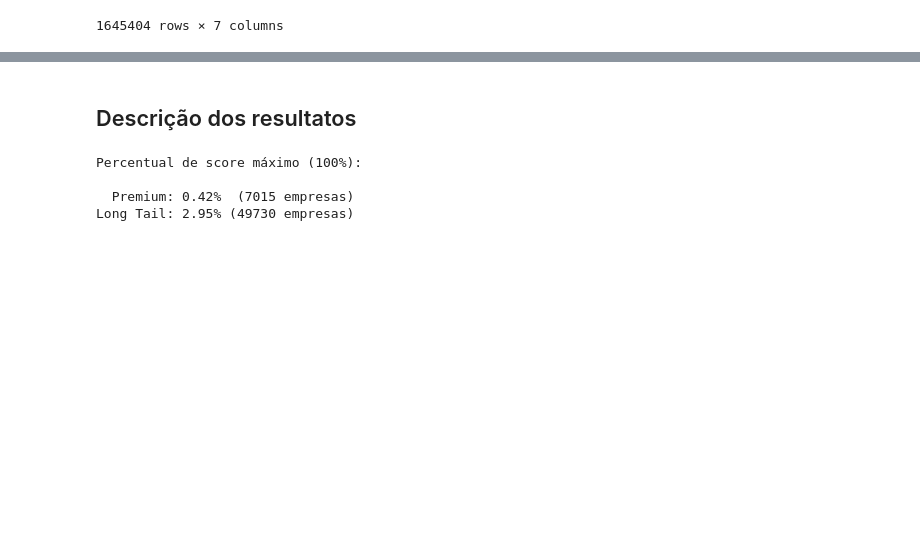
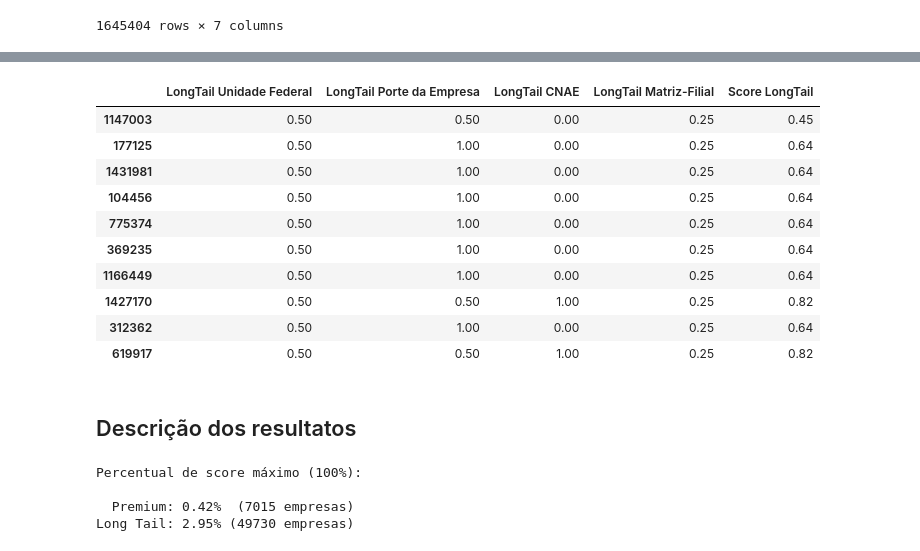
Before and after one commit to GuilhermeBrevilato/projeto_no1__mackenzie, a Jupyter notebook: reports/medida_de_afinidade.ipynb, the cells around one changed output, grey strips where cells are left out. Cells and saved outputs as stored; diff of their text form; code cells hidden in the pictures; blank space fills up the shorter version.

```diff
--- a/reports/medida_de_afinidade.ipynb
+++ b/reports/medida_de_afinidade.ipynb
@@ -354,3 +348,24 @@ df_leads[['cnpj_basico',
+# %%
+# Exemplos de resultados LongTail
+
+df_leads[['LongTail Unidade Federal',
+          'LongTail Porte da Empresa',
+          'LongTail CNAE',
+          'LongTail Matriz-Filial',
+          'Score LongTail']
+          ].sample(n=10, weights='Score LongTail')
+# %% [output]
+|  | LongTail Unidade Federal | LongTail Porte da Empresa | LongTail CNAE | LongTail Matriz-Filial | Score LongTail |
+| 1147003 | 0.50 | 0.50 | 0.00 | 0.25 | 0.45 |
+| 177125 | 0.50 | 1.00 | 0.00 | 0.25 | 0.64 |
+| 1431981 | 0.50 | 1.00 | 0.00 | 0.25 | 0.64 |
+| 104456 | 0.50 | 1.00 | 0.00 | 0.25 | 0.64 |
+| 775374 | 0.50 | 1.00 | 0.00 | 0.25 | 0.64 |
+| 369235 | 0.50 | 1.00 | 0.00 | 0.25 | 0.64 |
+| 1166449 | 0.50 | 1.00 | 0.00 | 0.25 | 0.64 |
+| 1427170 | 0.50 | 0.50 | 1.00 | 0.25 | 0.82 |
+| 312362 | 0.50 | 1.00 | 0.00 | 0.25 | 0.64 |
+| 619917 | 0.50 | 0.50 | 1.00 | 0.25 | 0.82 |
 # %% [markdown]
 ## Descrição dos resultatos
 # %%
```
Also changed, not shown: parts of 2 cells of this notebook.
